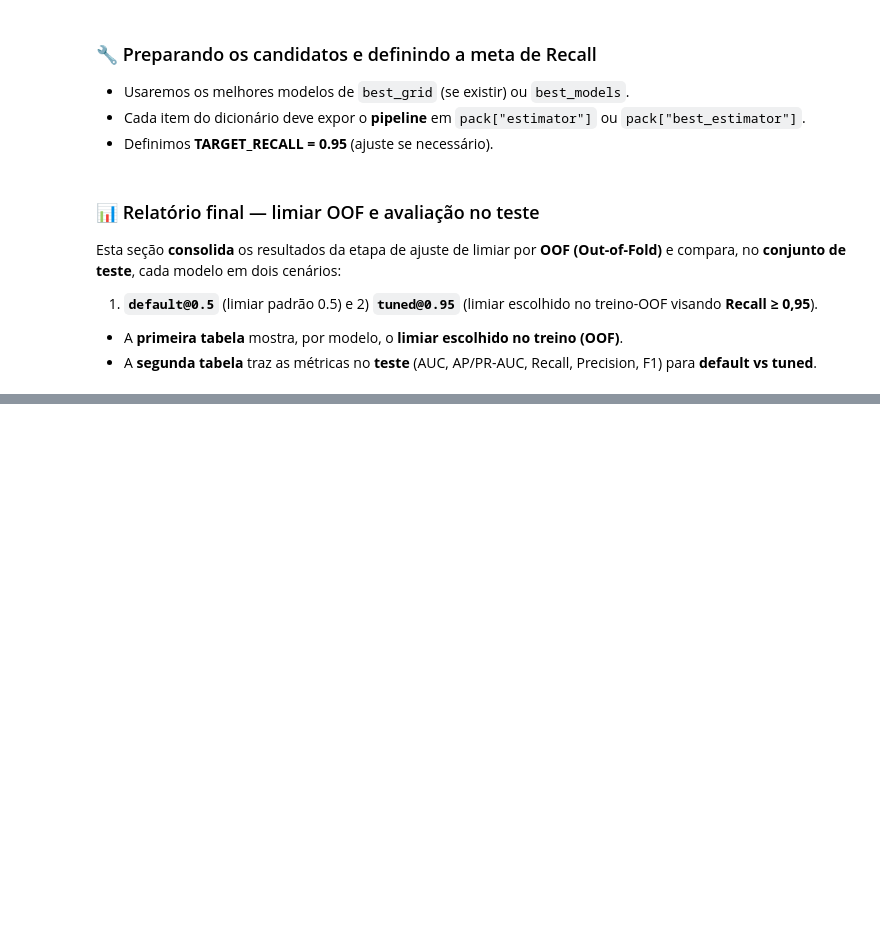
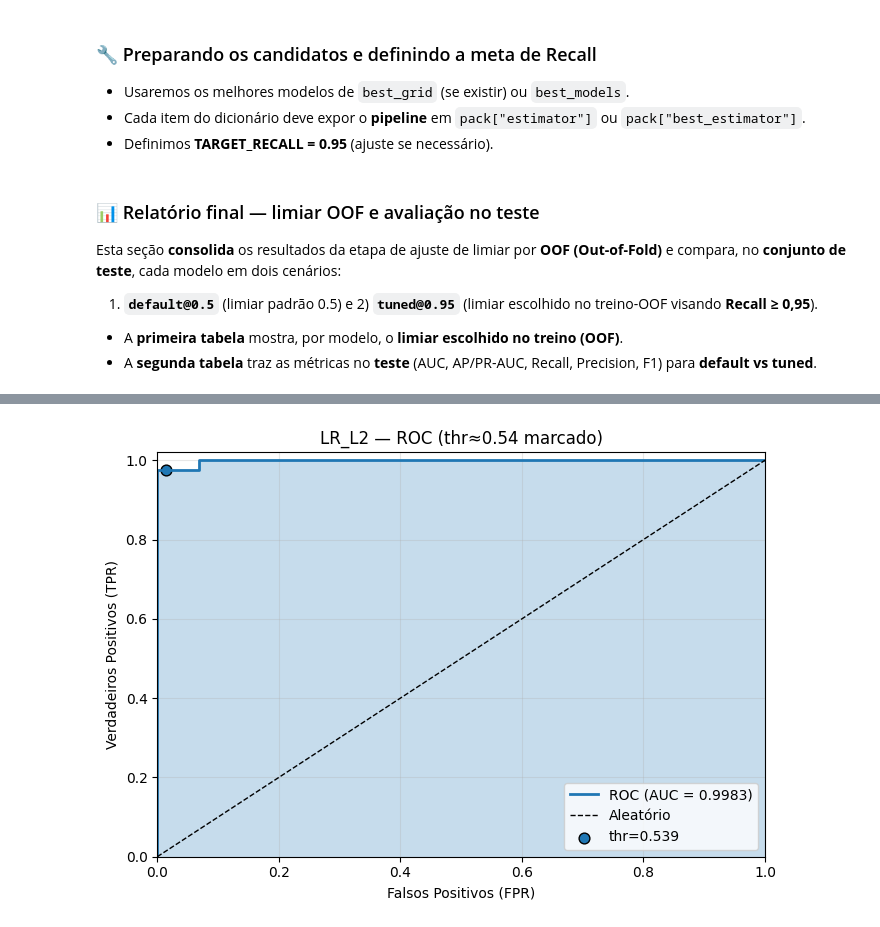
Before and after one commit to djflucena/tech-challenge-3, a Jupyter notebook: notebooks/01_exploracao_modelagem.ipynb, the cells around one changed output, grey strips where cells are left out. Cells and saved outputs as stored; diff of their text form; code cells hidden in the pictures; blank space fills up the shorter version.

```diff
--- a/notebooks/01_exploracao_modelagem.ipynb
+++ b/notebooks/01_exploracao_modelagem.ipynb
@@ -1829,0 +2149,15 @@ display(HTML(test_report_df.drop(columns=["cm"]).round(4).to_html()))
+# %%
+name = "LR_L2"
+est = _get_estimator(model_packs[name])
+proba_test = est.predict_proba(X_test)[:, 1]
+thr_oof = float(thresholds_chosen.get(name, 0.5))
+
+fig, ax = plt.subplots(1, 1, figsize=(7, 5))
+plot_roc_curve(
+    y_true=y_test, y_score=proba_test,
+    title=f"{name} — ROC (thr≈{thr_oof:.2f} marcado)",
+    mark_threshold=thr_oof, exact_threshold=True, ax=ax
+)
+plt.show()
+# %% [output]
+[figure, added]
```
Also changed, not shown: parts of 37 cells of this notebook, 1 other file.
